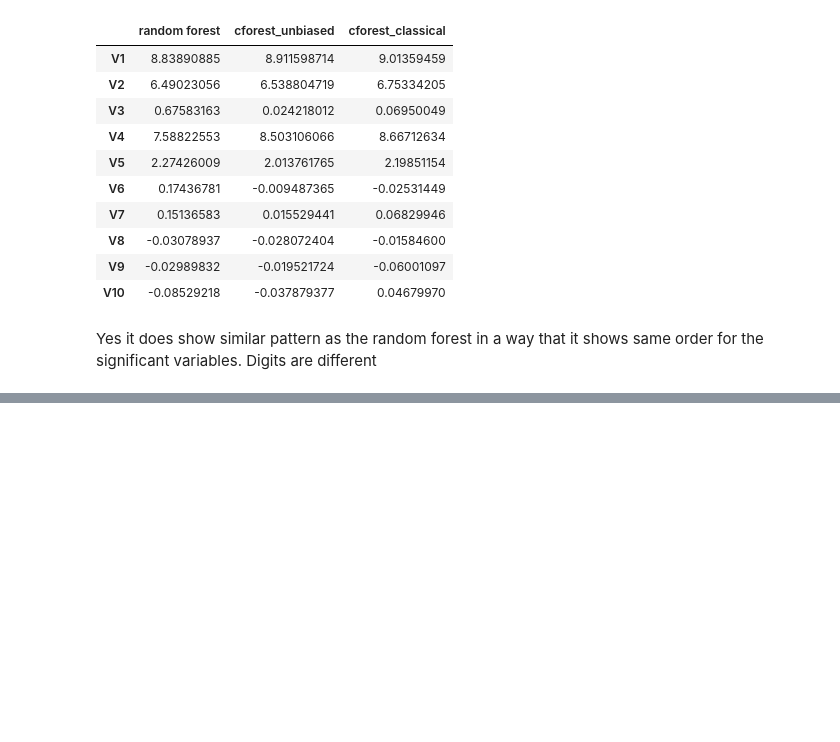
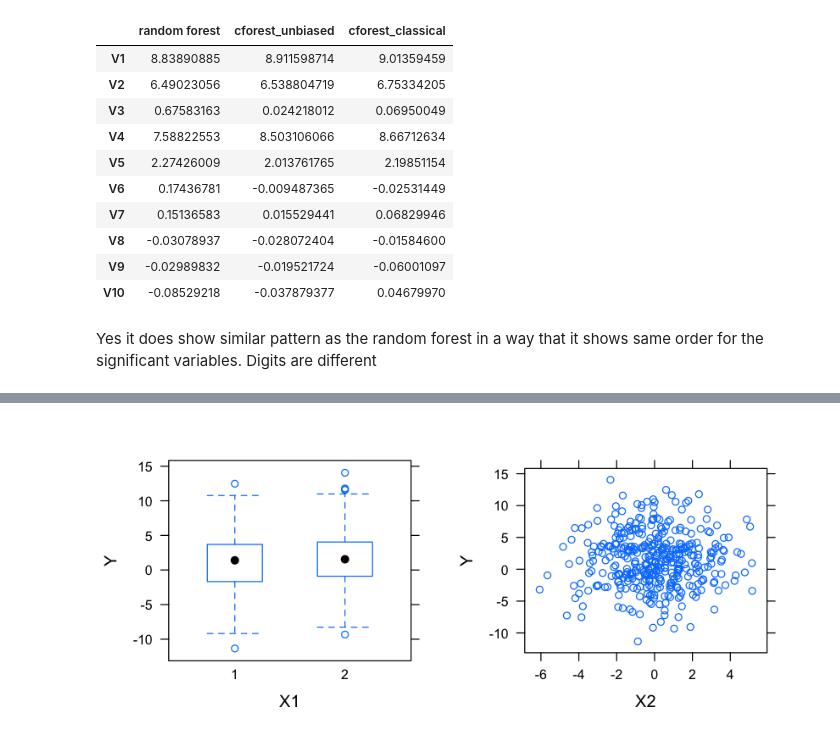
Before and after one commit to yoonoh930/APMExercise, a Jupyter notebook: Chpt_8/Computing.ipynb, the cells around one changed output, grey strips where cells are left out. Saved outputs shown, nothing was run; the diff lists cells and outputs as text; code cells hidden in the pictures; blank space fills up the shorter version.

```diff
--- a/Chpt_8/Computing.ipynb
+++ b/Chpt_8/Computing.ipynb
@@ -142,0 +261,19 @@ Yes it does show similar pattern as the random forest in a way that it shows sam
+# %%
+set.seed(46)
+X1 <- rep(1:2, each=200)
+Y <- X1 + rnorm(400, mean=0, sd=4)
+set.seed(26)
+X2 <- rnorm(400, mean=0, sd=2)
+dd <- data.frame(Y=Y, X1=X1, X2=X2)
+# %%
+options(repr.plot.width=7, repr.plot.height=3)
+bw <- bwplot(Y~X1,
+             data=dd,
+             horizontal=FALSE)
+xy <- xyplot(Y~X2,
+             data=dd)
+print(bw, split=c(1,1,2,1), more=TRUE)
+print(xy, split=c(2,1,2,1))
+## We can see that from the graphs below, X2 is not relevant while X1 is
+# %% [output]
+[figure, added]
```
Also changed, not shown: parts of 16 cells of this notebook.
